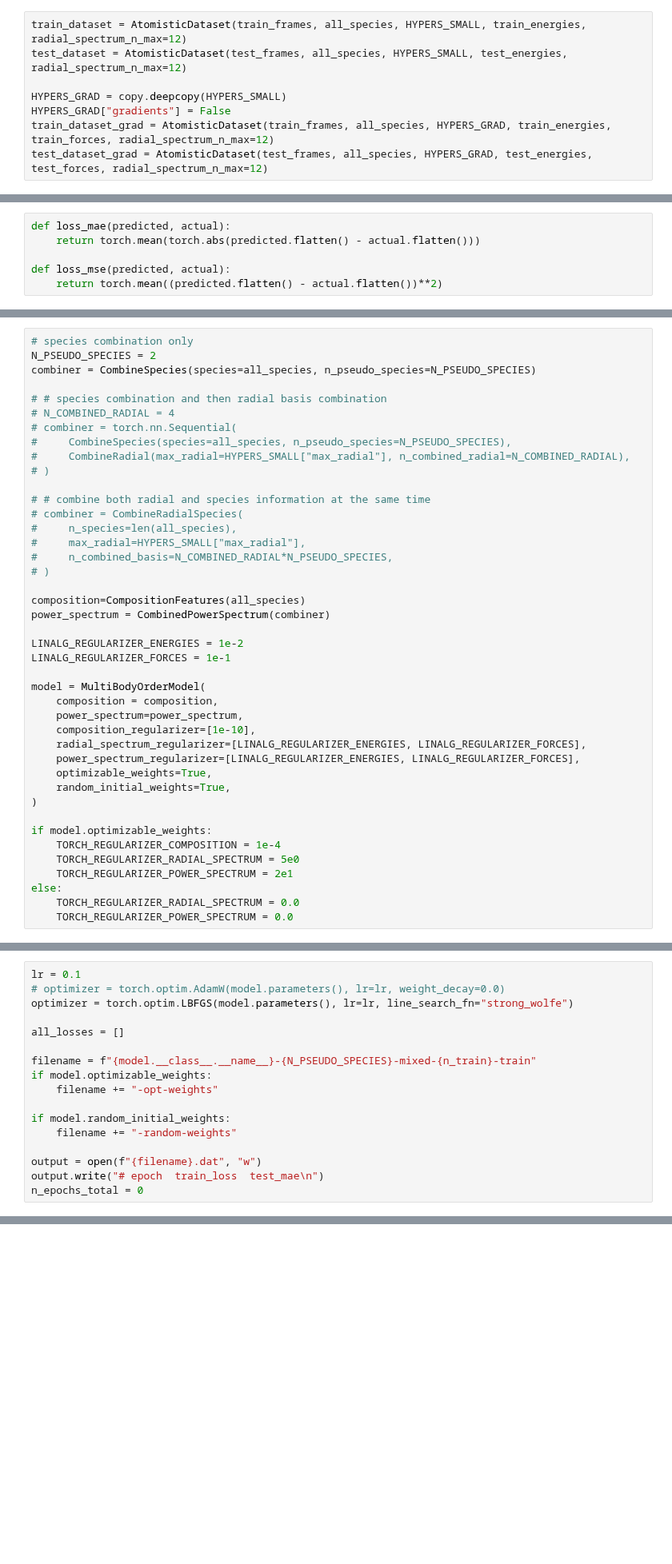
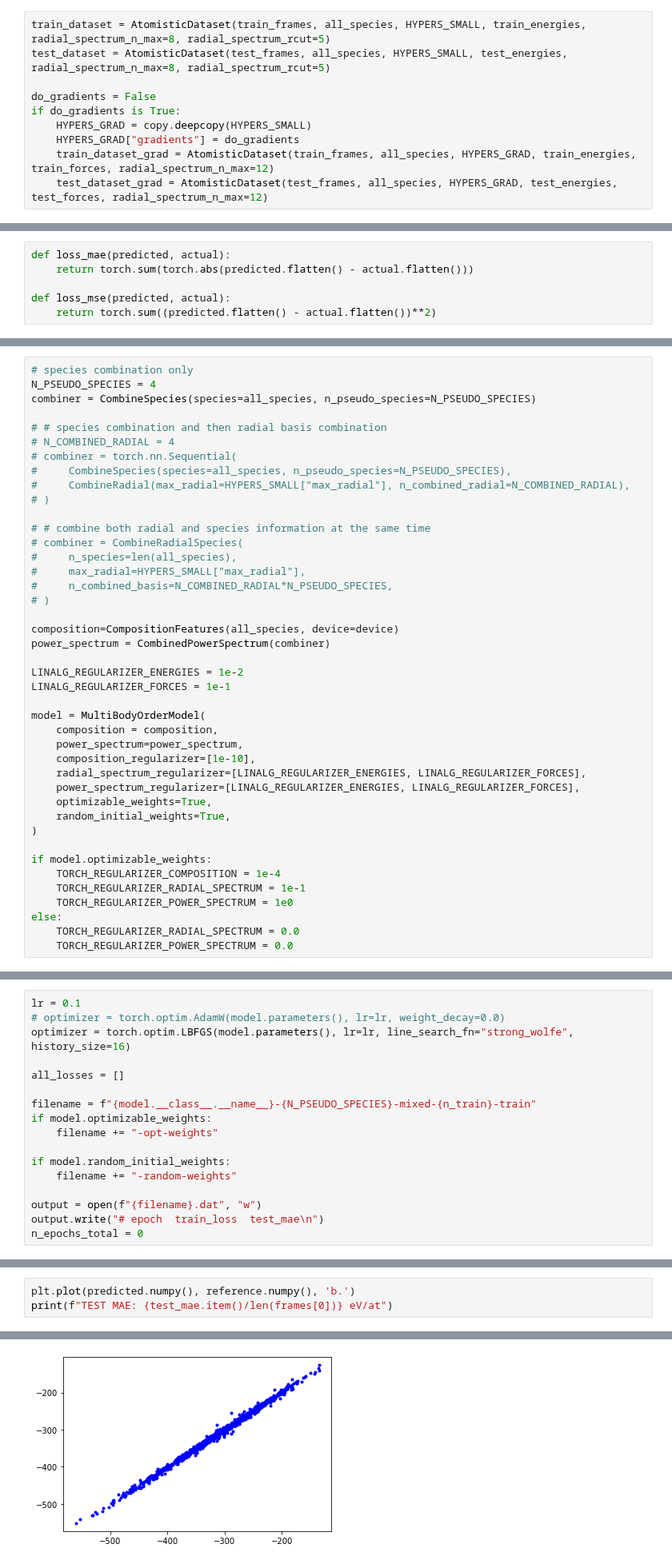
Before and after one commit to Luthaf/alchemical-learning, a Jupyter notebook: HEAs-multi-body-order.ipynb, the cells around one changed output, grey strips where cells are left out. Shown at 80% size. Drawn from its saved outputs; the diff is of its cells as text; blank space fills up the shorter version.

```diff
--- a/HEAs-multi-body-order.ipynb
+++ b/HEAs-multi-body-order.ipynb
@@ -96,11 +101,13 @@ if torch.cuda.is_available():
 # %%
-train_dataset = AtomisticDataset(train_frames, all_species, HYPERS_SMALL, train_energies, radial_spectrum_n_max=12)
-test_dataset = AtomisticDataset(test_frames, all_species, HYPERS_SMALL, test_energies, radial_spectrum_n_max=12)
+train_dataset = AtomisticDataset(train_frames, all_species, HYPERS_SMALL, train_energies, radial_spectrum_n_max=8, radial_spectrum_rcut=5)
+test_dataset = AtomisticDataset(test_frames, all_species, HYPERS_SMALL, test_energies, radial_spectrum_n_max=8, radial_spectrum_rcut=5)
 
-HYPERS_GRAD = copy.deepcopy(HYPERS_SMALL)
-HYPERS_GRAD["gradients"] = False
-train_dataset_grad = AtomisticDataset(train_frames, all_species, HYPERS_GRAD, train_energies, train_forces, radial_spectrum_n_max=12)
-test_dataset_grad = AtomisticDataset(test_frames, all_species, HYPERS_GRAD, test_energies, test_forces, radial_spectrum_n_max=12)
+do_gradients = False
+if do_gradients is True:
+    HYPERS_GRAD = copy.deepcopy(HYPERS_SMALL)
+    HYPERS_GRAD["gradients"] = do_gradients
+    train_dataset_grad = AtomisticDataset(train_frames, all_species, HYPERS_GRAD, train_energies, train_forces, radial_spectrum_n_max=12)
+    test_dataset_grad = AtomisticDataset(test_frames, all_species, HYPERS_GRAD, test_energies, test_forces, radial_spectrum_n_max=12)
 # %%
 train_dataloader = create_dataloader(
     train_dataset,
@@ -153,9 +160,9 @@ test_dataloader_grad = create_dataloader(
 # %%
 def loss_mae(predicted, actual):
-    return torch.mean(torch.abs(predicted.flatten() - actual.flatten()))
+    return torch.sum(torch.abs(predicted.flatten() - actual.flatten()))
 
 def loss_mse(predicted, actual):
-    return torch.mean((predicted.flatten() - actual.flatten())**2)
+    return torch.sum((predicted.flatten() - actual.flatten())**2)
 # %%
 class CombinedPowerSpectrum(torch.nn.Module):
     def __init__(self, combiner):
@@ -268,6 +295,6 @@ class MultiBodyOrderModel(torch.nn.Module):
 # %%
 # species combination only
-N_PSEUDO_SPECIES = 2
+N_PSEUDO_SPECIES = 4
 combiner = CombineSpecies(species=all_species, n_pseudo_species=N_PSEUDO_SPECIES)
 
 # # species combination and then radial basis combination
@@ -284,7 +311,7 @@ combiner = CombineSpecies(species=all_species, n_pseudo_species=N_PSEUDO_SPECIES
 #     n_combined_basis=N_COMBINED_RADIAL*N_PSEUDO_SPECIES,
 # )
 
-composition=CompositionFeatures(all_species)
+composition=CompositionFeatures(all_species, device=device)
 power_spectrum = CombinedPowerSpectrum(combiner)
 
 LINALG_REGULARIZER_ENERGIES = 1e-2
@@ -302,8 +329,8 @@ model = MultiBodyOrderModel(
 
 if model.optimizable_weights:
     TORCH_REGULARIZER_COMPOSITION = 1e-4
-    TORCH_REGULARIZER_RADIAL_SPECTRUM = 5e0
-    TORCH_REGULARIZER_POWER_SPECTRUM = 2e1
+    TORCH_REGULARIZER_RADIAL_SPECTRUM = 1e-1
+    TORCH_REGULARIZER_POWER_SPECTRUM = 1e0
 else:
     TORCH_REGULARIZER_RADIAL_SPECTRUM = 0.0
     TORCH_REGULARIZER_POWER_SPECTRUM = 0.0
@@ -327,7 +378,7 @@ del radial_spectrum, spherical_expansions
 # %%
 lr = 0.1
 # optimizer = torch.optim.AdamW(model.parameters(), lr=lr, weight_decay=0.0)
-optimizer = torch.optim.LBFGS(model.parameters(), lr=lr, line_search_fn="strong_wolfe")
+optimizer = torch.optim.LBFGS(model.parameters(), lr=lr, line_search_fn="strong_wolfe", history_size=16)
 
 all_losses = []
 
@@ -404,0 +482,4 @@ plt.plot(predicted, reference, 'b.')
+# %%
+plt.plot(predicted.numpy(), reference.numpy(), 'b.')
+print(f"TEST MAE: {test_mae.item()/len(frames[0])} eV/at")
+# %% [output]
@@ -405,3 +487,4 @@ plt.plot(predicted, reference, 'b.')
+[figure, added]
 # %%
 with torch.no_grad():
     tpredicted = []
```
Also changed, not shown: parts of 19 cells of this notebook, 4 other files.
